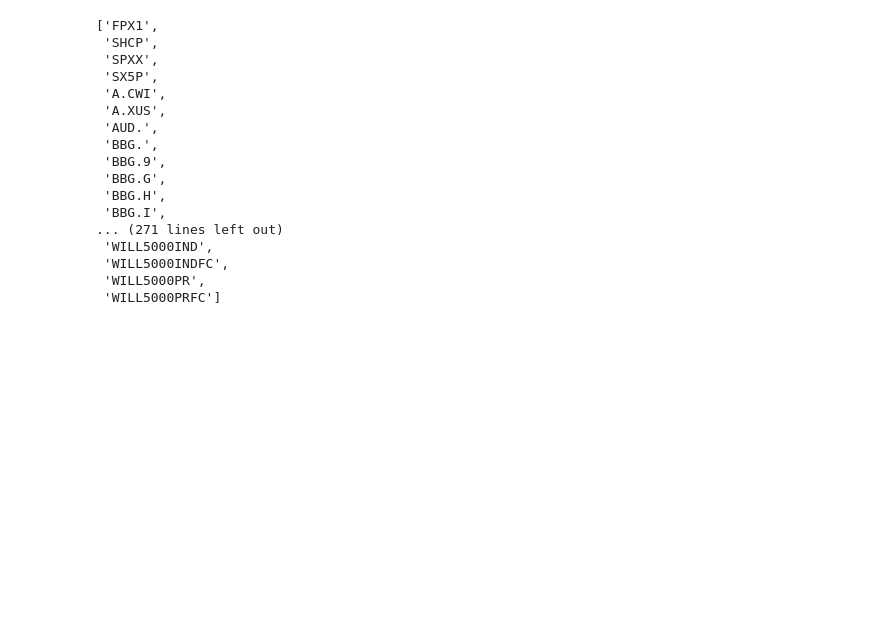
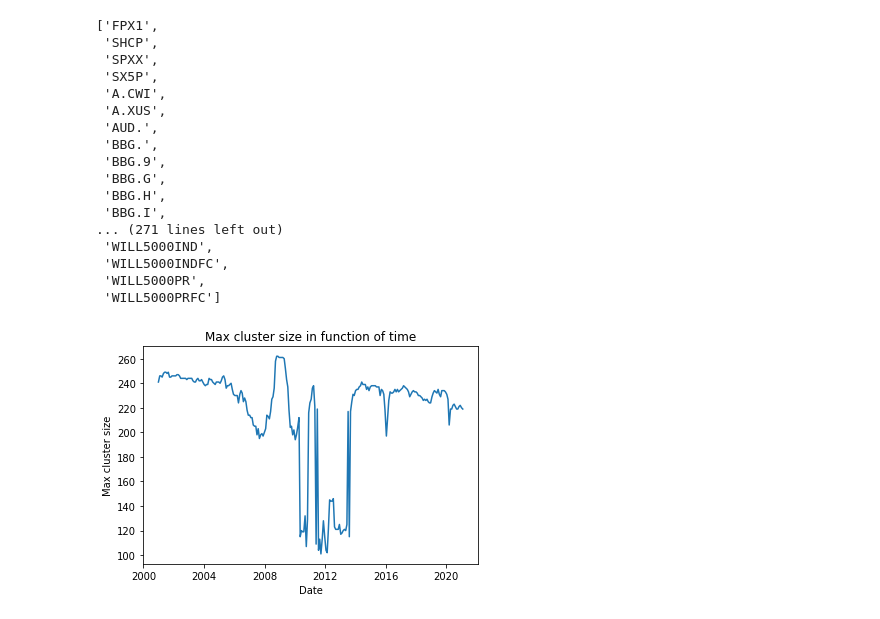
Before and after one commit to AirRunner/ift799-clustering, a Jupyter notebook: processing.ipynb, the cells around one changed output. Saved outputs shown, nothing was run; the diff lists cells and outputs as text; code cells hidden in the pictures; blank space fills up the shorter version.

Commit message:
Start window clustering

```diff
--- a/processing.ipynb
+++ b/processing.ipynb
@@ -42,7 +42,7 @@ def create_windows(df, nb_days):
     i = 0
     while i <= df.shape[0] - nb_days:
         w = df.iloc[i:i + nb_days]
-        dates.append((w.index[0], w.index[-1]))
+        dates.append(w.index[0])
         windows.append(w.values.T)
         i += nb_days  # other variable if superposition
 
@@ -94,0 +100,21 @@ df.columns.to_list()
+# %%
+k_values = []
+max_cluster_size = []
+for win in tqdm(windows):
+    centers, y, k, s_values = fc_means_auto_clusters(win)
+    k_values.append(k)
+
+    max_size = 0
+    for c in range(k):
+        size = sum(y == c)
+        if size > max_size:
+            max_size = size
+    max_cluster_size.append(max_size)
+# %%
+plt.title("Max cluster size in function of time")
+plt.xlabel("Date")
+plt.ylabel("Max cluster size")
+plt.plot(dates, max_cluster_size)
+plt.show()
+# %% [output]
+[figure, added]
```
Also changed, not shown: parts of 3 cells of this notebook.
